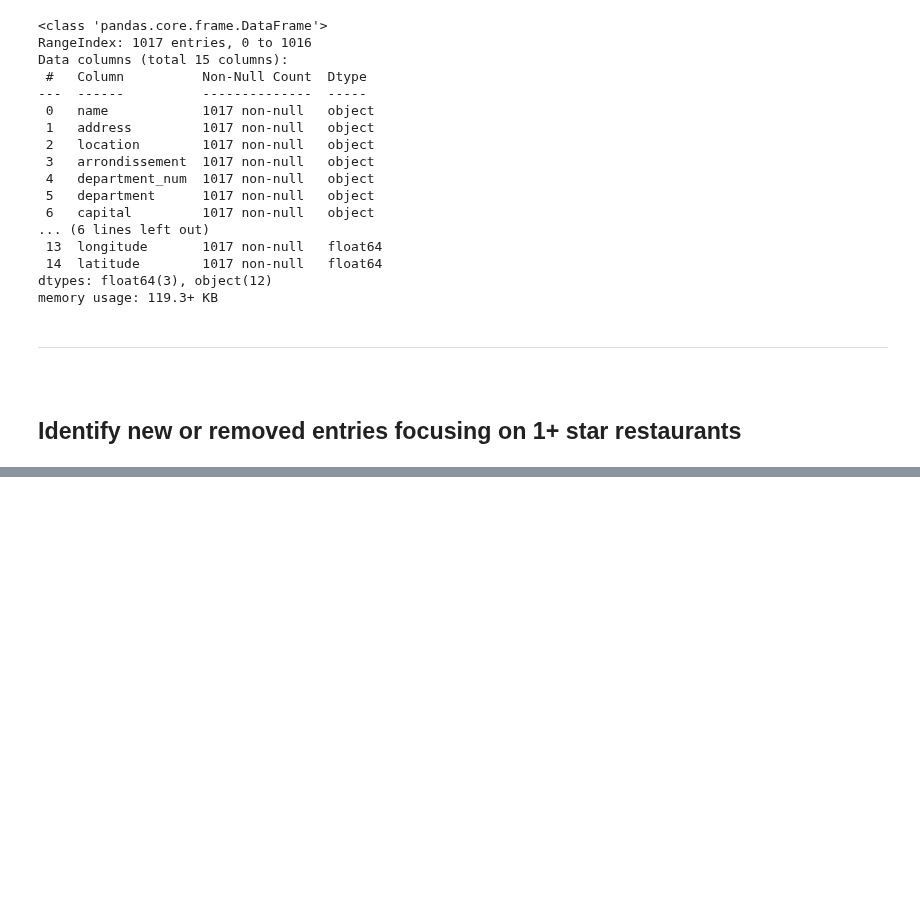
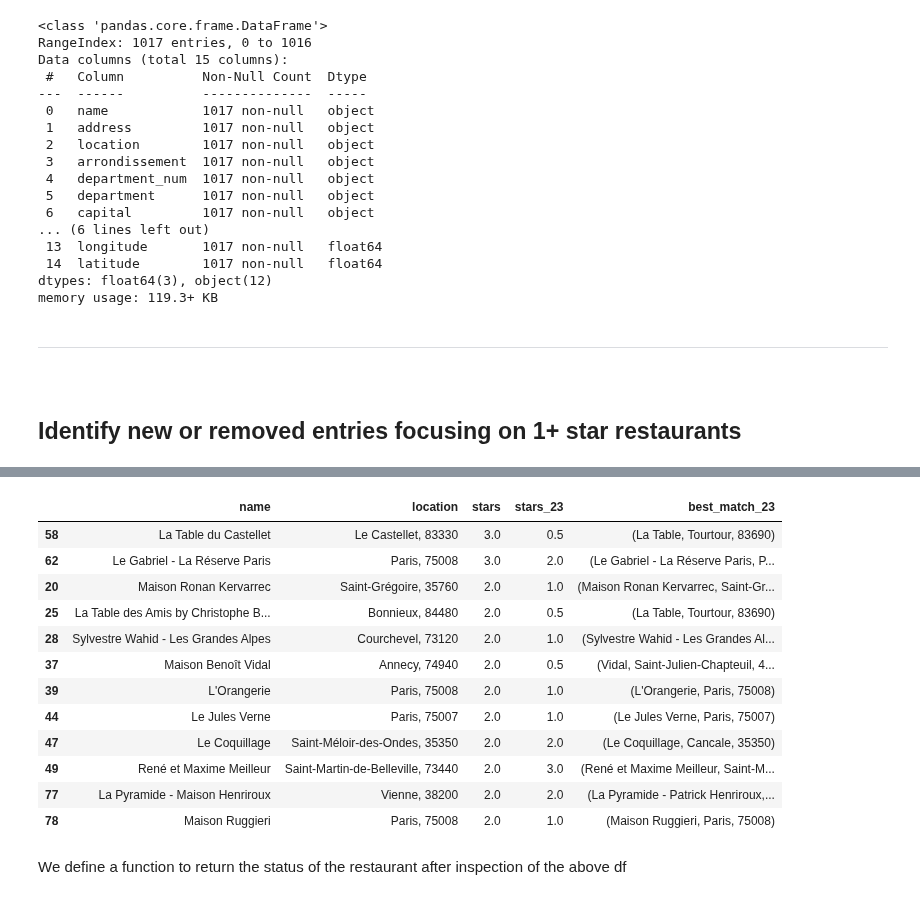
Before and after one commit to pineapple-bois/Michelin_Rated_Restaurants, a Jupyter notebook: Years/2024/Notebooks/France/France_Changes.ipynb, the cells around one changed output, grey strips where cells are left out. Drawn from its saved outputs; the diff is of its cells as text; code cells hidden in the pictures; blank space fills up the shorter version.

```diff
--- a/Years/2024/Notebooks/France/France_Changes.ipynb
+++ b/Years/2024/Notebooks/France/France_Changes.ipynb
@@ -406,0 +168,5 @@ lost_stars
+# %%
+# Identify New Two-Star and Three-Star Restaurants
+# Re-filter france_23 and france_24 for star ratings >= 1
+subset_23 = france_23[france_23['stars'] >= 1][['name', 'address', 'location', 'url', 'stars']]
+subset_24 = france_24[france_24['stars'] >= 1][['name', 'address', 'location', 'url', 'stars']]
@@ -406,0 +247,17 @@ lost_stars
+# %%
+from fuzzywuzzy import process
+
+# Define a threshold for matching
+threshold = 70
+
+# Create a function to perform fuzzy matching
+def get_matches(new_entry, old_data):
+    # Use fuzzywuzzy's process.extract to get matches with a score
+    matches = process.extract(new_entry['name'], old_data['name'], scorer=fuzz.token_set_ratio, limit=None)
+
+    # Filter matches based on a threshold score
+    high_score_matches = [match for match in matches if match[1] >= threshold]
+    return high_score_matches
+# %%
+# Apply fuzzy matching to the new high-star restaurants
+new_high_stars['matches_in_23'] = new_high_stars.apply(lambda x: get_matches(x, france_23), axis=1)
@@ -406,0 +281,34 @@ lost_stars
+# %%
+# Create a function to perform fuzzy matching and return the best match above the threshold
+def get_best_match(new_entry, old_data):
+    # Use fuzzywuzzy's process.extractOne to get the best match with its score
+    best_match, score, index = process.extractOne(new_entry['name'], old_data['name'], scorer=fuzz.token_set_ratio)
+
+    # Check if the match score is above the threshold and return the match and corresponding star rating
+    if score >= threshold:
+        return (old_data.iloc[index]['name'], old_data.iloc[index]['location']), score, old_data.iloc[index]['stars']
+    else:
+        return None, None, None
+# %%
+# Apply fuzzy matching to the new high-star restaurants
+new_high_stars[['best_match_23', 'match_score_23', 'stars_23']] = new_high_stars.apply(
+    lambda x: get_best_match(x, france_23), axis=1, result_type='expand')
+
+# Display results
+new_high_stars[['name', 'location', 'stars', 'stars_23', 'best_match_23']]
+# %% [output]
+|  | name | location | stars | stars_23 | best_match_23 |
+| 58 | La Table du Castellet | Le Castellet, 83330 | 3.0 | 0.5 | (La Table, Tourtour, 83690) |
+| 62 | Le Gabriel - La Réserve Paris | Paris, 75008 | 3.0 | 2.0 | (Le Gabriel - La Réserve Paris, P... |
+| 20 | Maison Ronan Kervarrec | Saint-Grégoire, 35760 | 2.0 | 1.0 | (Maison Ronan Kervarrec, Saint-Gr... |
+| 25 | La Table des Amis by Christophe B... | Bonnieux, 84480 | 2.0 | 0.5 | (La Table, Tourtour, 83690) |
+| 28 | Sylvestre Wahid - Les Grandes Alpes | Courchevel, 73120 | 2.0 | 1.0 | (Sylvestre Wahid - Les Grandes Al... |
+| 37 | Maison Benoît Vidal | Annecy, 74940 | 2.0 | 0.5 | (Vidal, Saint-Julien-Chapteuil, 4... |
+| 39 | L'Orangerie | Paris, 75008 | 2.0 | 1.0 | (L'Orangerie, Paris, 75008) |
+| 44 | Le Jules Verne | Paris, 75007 | 2.0 | 1.0 | (Le Jules Verne, Paris, 75007) |
+| 47 | Le Coquillage | Saint-Méloir-des-Ondes, 35350 | 2.0 | 2.0 | (Le Coquillage, Cancale, 35350) |
+| 49 | René et Maxime Meilleur | Saint-Martin-de-Belleville, 73440 | 2.0 | 3.0 | (René et Maxime Meilleur, Saint-M... |
+| 77 | La Pyramide - Maison Henriroux | Vienne, 38200 | 2.0 | 2.0 | (La Pyramide - Patrick Henriroux,... |
+| 78 | Maison Ruggieri | Paris, 75008 | 2.0 | 1.0 | (Maison Ruggieri, Paris, 75008) |
+# %% [markdown]
+We define a function to return the status of the restaurant after inspection of the above df
```
Also changed, not shown: parts of 67 cells of this notebook.
